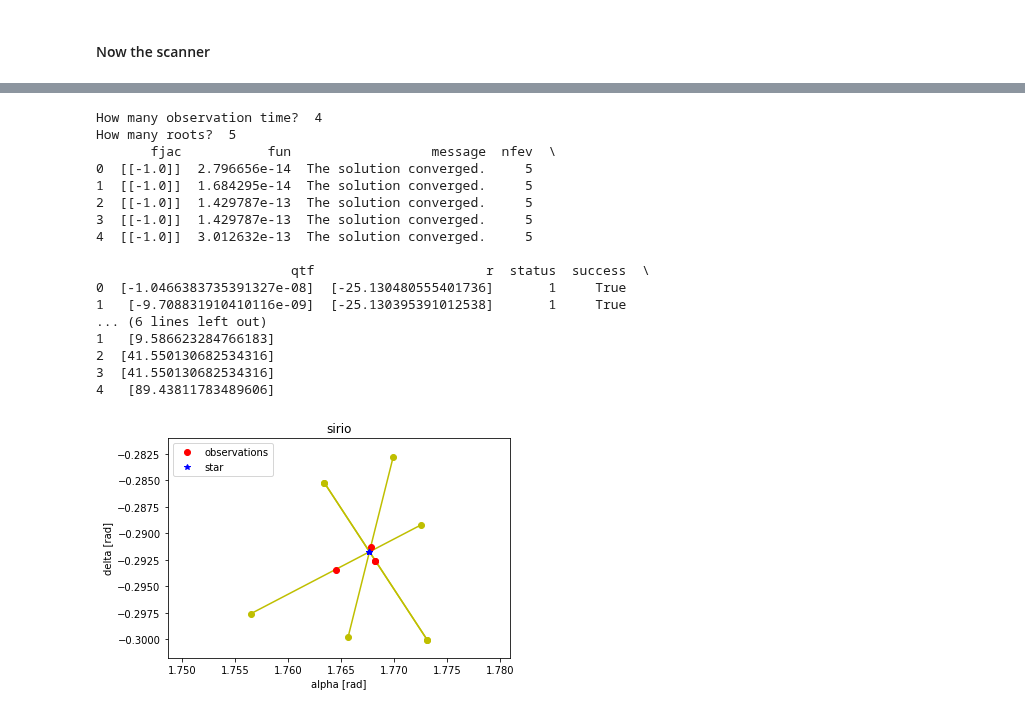
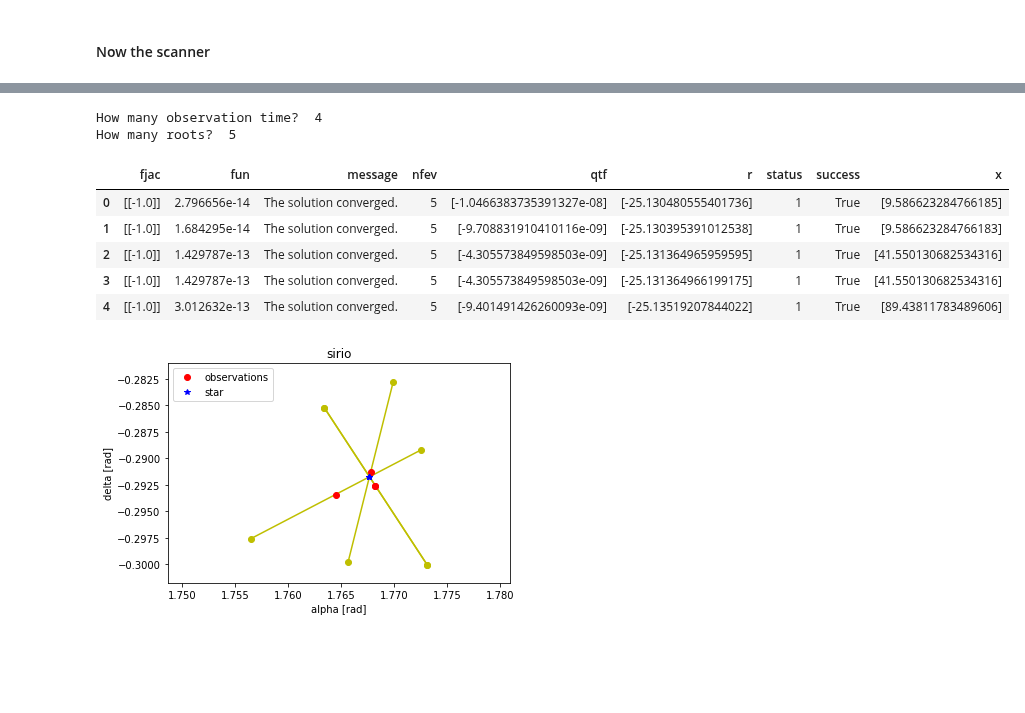
Before and after one commit to bombrun/GaiaLab, a Jupyter notebook: notebooks/3-luca-tests.ipynb, the cells around one changed output, grey strips where cells are left out. Drawn from its saved outputs; the diff is of its cells as text; code cells hidden in the pictures; blank space fills up the shorter version.

```diff
--- a/notebooks/3-luca-tests.ipynb
+++ b/notebooks/3-luca-tests.ipynb
@@ -119,25 +125,16 @@ Finished fine_scan!
 # %%
 print('How many observation time?  {}'.format(len(scanSirio.obs_times)))
 print('How many roots?  {}'.format(len(scanSirio.roots)))
-print(pd.DataFrame(scanSirio.roots))
+pd.DataFrame(scanSirio.roots)
 # %% [output]
 How many observation time?  4
 How many roots?  5
-       fjac           fun                  message  nfev  \
-0  [[-1.0]]  2.796656e-14  The solution converged.     5
-1  [[-1.0]]  1.684295e-14  The solution converged.     5
-2  [[-1.0]]  1.429787e-13  The solution converged.     5
-3  [[-1.0]]  1.429787e-13  The solution converged.     5
-4  [[-1.0]]  3.012632e-13  The solution converged.     5
-
-                         qtf                      r  status  success  \
-0  [-1.0466383735391327e-08]  [-25.130480555401736]       1     True
-1   [-9.708831910410116e-09]  [-25.130395391012538]       1     True
-... (6 lines left out)
-1   [9.586623284766183]
-2  [41.550130682534316]
-3  [41.550130682534316]
-4   [89.43811783489606]
+|  | fjac | fun | message | nfev | qtf | r | status | success | x |
+| 0 | [[-1.0]] | 2.796656e-14 | The solution converged. | 5 | [-1.0466383735391327e-08] | [-25.130480555401736] | 1 | True | [9.586623284766185] |
+| 1 | [[-1.0]] | 1.684295e-14 | The solution converged. | 5 | [-9.708831910410116e-09] | [-25.130395391012538] | 1 | True | [9.586623284766183] |
+| 2 | [[-1.0]] | 1.429787e-13 | The solution converged. | 5 | [-4.305573849598503e-09] | [-25.131364965959595] | 1 | True | [41.550130682534316] |
+| 3 | [[-1.0]] | 1.429787e-13 | The solution converged. | 5 | [-4.305573849598503e-09] | [-25.131364966199175] | 1 | True | [41.550130682534316] |
+| 4 | [[-1.0]] | 3.012632e-13 | The solution converged. | 5 | [-9.401491426260093e-09] | [-25.13519207844022] | 1 | True | [89.43811783489606] |
 # %%
 plot_observations(sirio, gaia, scanSirio)
 # %% [output]
```
Also changed, not shown: parts of 5 cells of this notebook, 1 other file.
